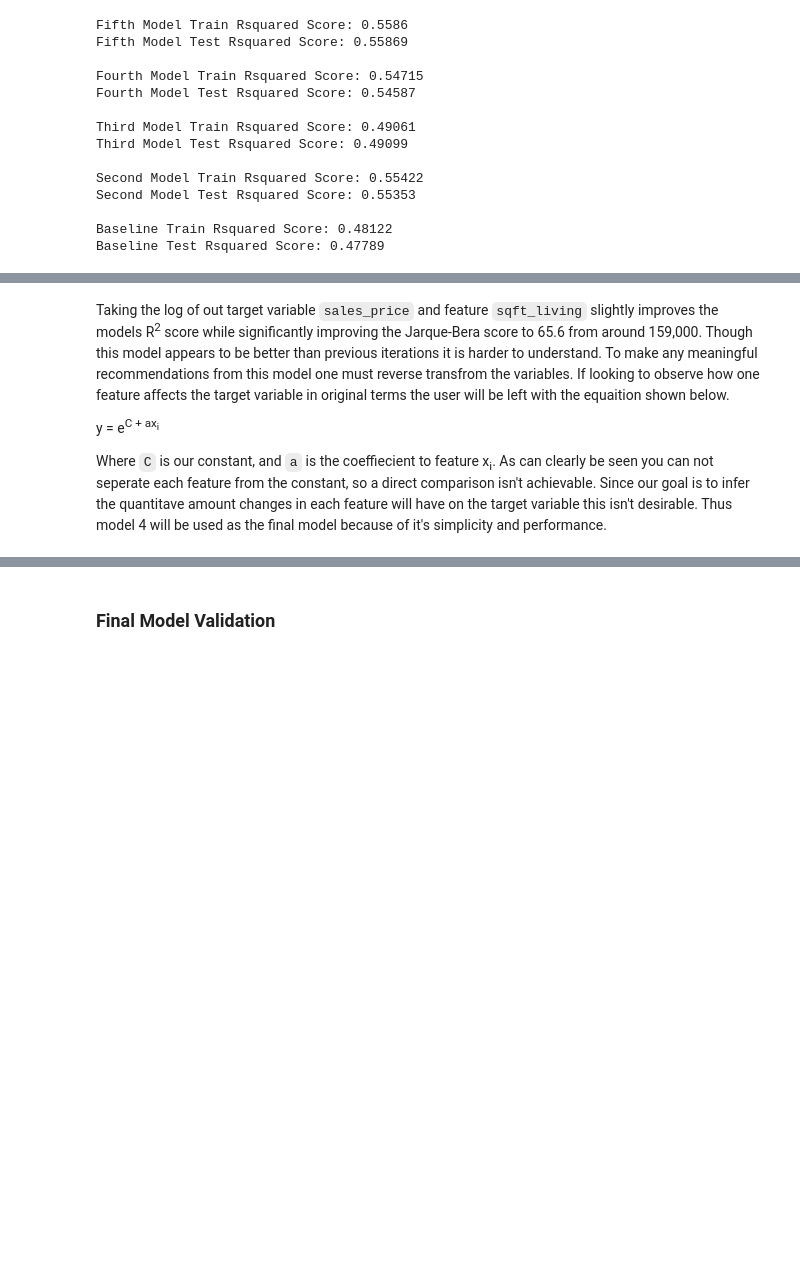
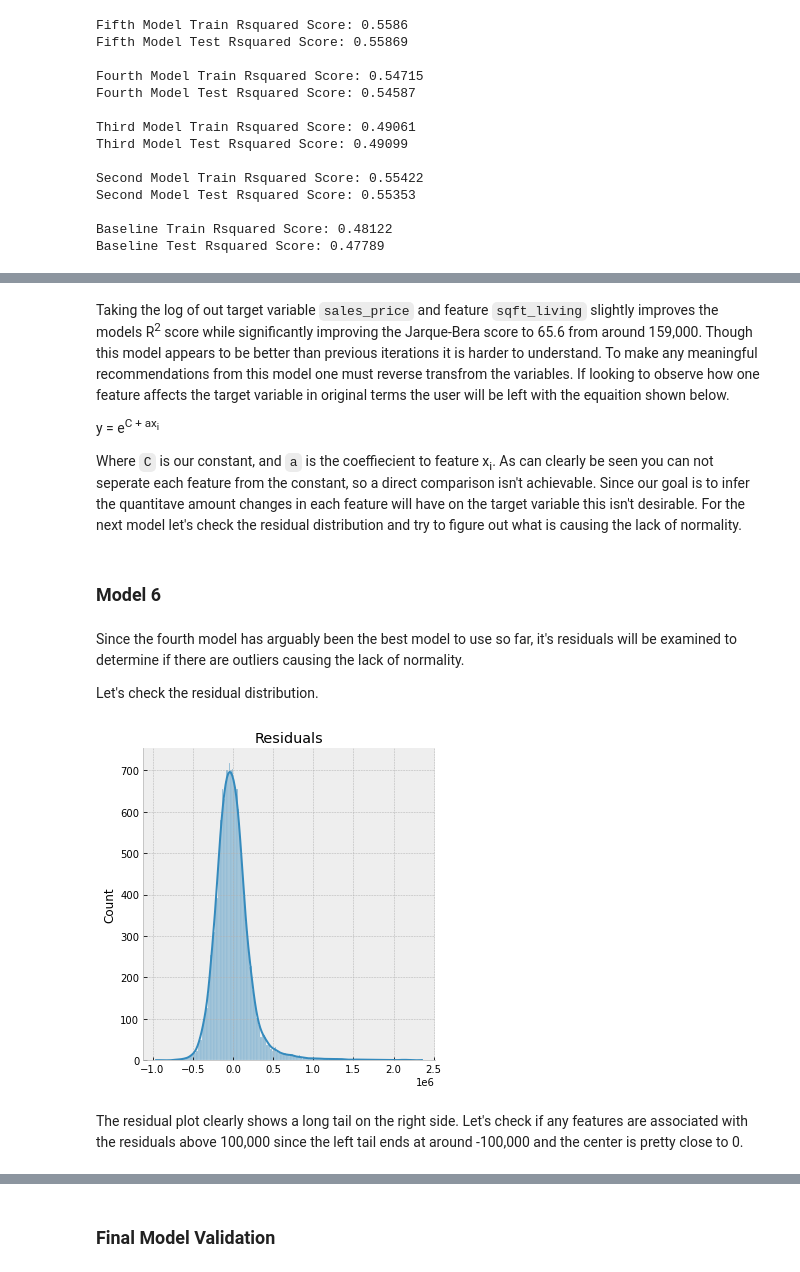
Before and after one commit to cschneck7/phase-2-project, a Jupyter notebook: EDA_and_Modelling.ipynb, the cells around one changed output, grey strips where cells are left out. Saved outputs shown, nothing was run; the diff lists cells and outputs as text; code cells hidden in the pictures; blank space fills up the shorter version.

Commit message:
Created new models, and functions to python files

```diff
--- a/EDA_and_Modelling.ipynb
+++ b/EDA_and_Modelling.ipynb
@@ -632,4 +633,17 @@ Taking the log of out target variable `sales_price` and feature `sqft_living` sl
 
 y = e<sup>C + ax<sub>i</sub></sup>
 
-Where `C` is our constant, and `a` is the coeffiecient to feature x<sub>i</sub>. As can clearly be seen you can not seperate each feature from the constant, so a direct comparison isn't achievable. Since our goal is to infer the quantitave amount changes in each feature will have on the target variable this isn't desirable. Thus model 4 will be used as the final model because of it's simplicity and performance.
+Where `C` is our constant, and `a` is the coeffiecient to feature x<sub>i</sub>. As can clearly be seen you can not seperate each feature from the constant, so a direct comparison isn't achievable. Since our goal is to infer the quantitave amount changes in each feature will have on the target variable this isn't desirable. For the next model let's check the residual distribution and try to figure out what is causing the lack of normality.
+# %% [markdown]
+### Model 6
+# %% [markdown]
+Since the fourth model has arguably been the best model to use so far, it's residuals will be examined to determine if there are outliers causing the lack of normality.
+
+Let's check the residual distribution.
+# %%
+sns.displot(model4.resid, kde=True);
+plt.title('Residuals');
+# %% [output]
+[figure, added]
+# %% [markdown]
+The residual plot clearly shows a long tail on the right side. Let's check if any features are associated with the residuals above 100,000 since the left tail ends at around -100,000 and the center is pretty close to 0.
```
Also changed, not shown: parts of 49 cells of this notebook, 2 other files.
